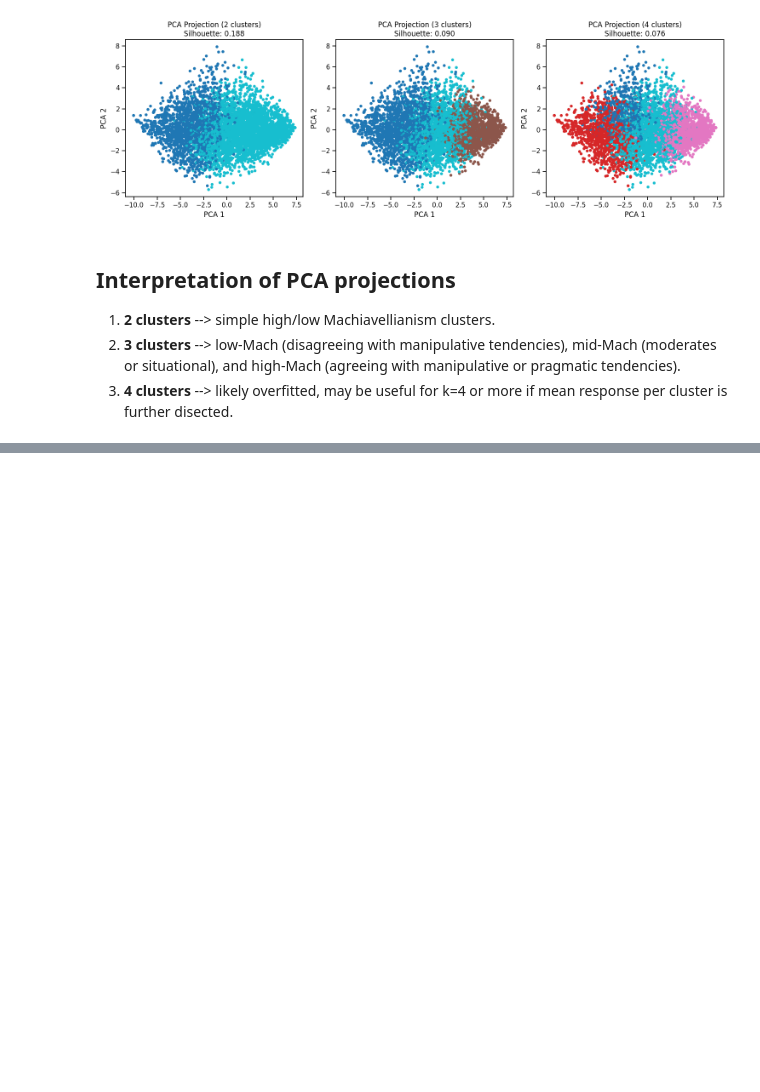
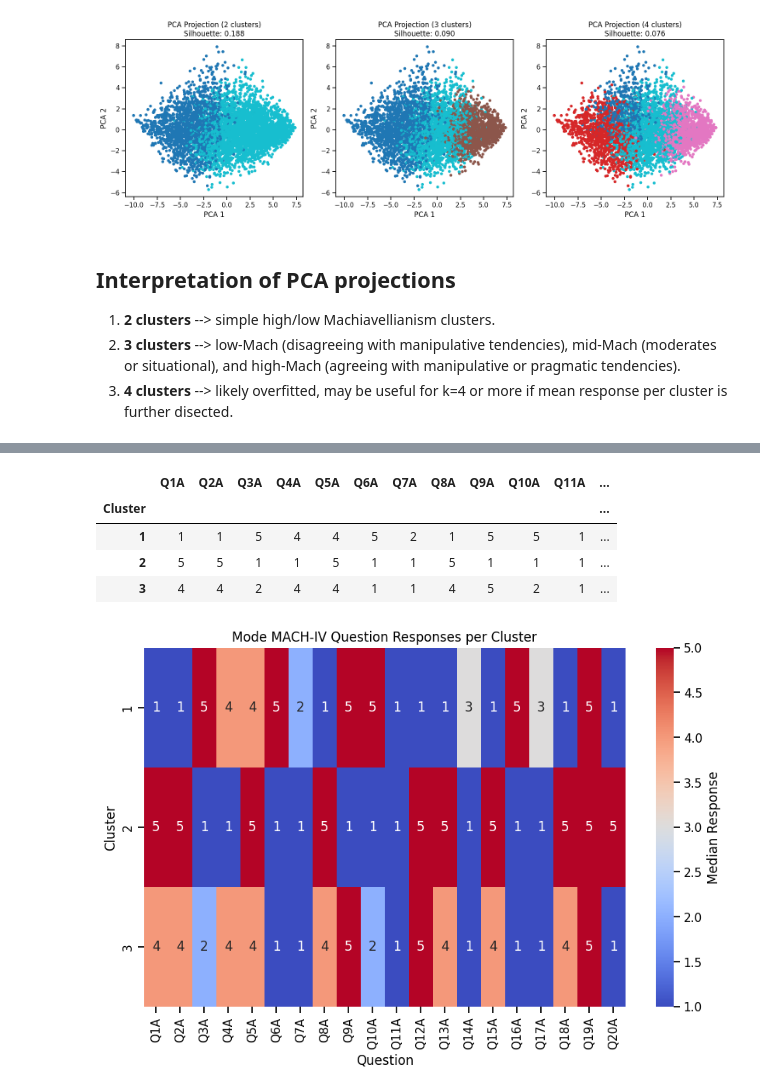
Before and after one commit to jeffreyHoelzel/mach-iv-clustering, a Jupyter notebook: hierarchical/hierarchical.ipynb, the cells around one changed output, grey strips where cells are left out. Drawn from its saved outputs; the diff is of its cells as text; code cells hidden in the pictures; blank space fills up the shorter version.

```diff
--- a/hierarchical/hierarchical.ipynb
+++ b/hierarchical/hierarchical.ipynb
@@ -431,0 +434,18 @@ plt.show()
+# %%
+cluster_modes = df.groupby("Cluster")[question_responses] \
+                  .agg(lambda x: x.mode().iloc[0]) # first mode
+display(cluster_modes)
+
+plt.figure(figsize=(10, 6))
+sns.heatmap(cluster_modes, annot=True, cmap="coolwarm", cbar_kws={"label": "Median Response"})
+plt.title("Mode MACH-IV Question Responses per Cluster")
+plt.xlabel("Question")
+plt.ylabel("Cluster")
+plt.show()
+# %% [output]
+|  | Q1A | Q2A | Q3A | Q4A | Q5A | Q6A | Q7A | Q8A | Q9A | Q10A | Q11A | ... |
+| Cluster |  |  |  |  |  |  |  |  |  |  |  | ... |
+| 1 | 1 | 1 | 5 | 4 | 4 | 5 | 2 | 1 | 5 | 5 | 1 | ... |
+| 2 | 5 | 5 | 1 | 1 | 5 | 1 | 1 | 5 | 1 | 1 | 1 | ... |
+| 3 | 4 | 4 | 2 | 4 | 4 | 1 | 1 | 4 | 5 | 2 | 1 | ... |
+[figure, added]
```
Also changed, not shown: parts of 5 cells of this notebook.
